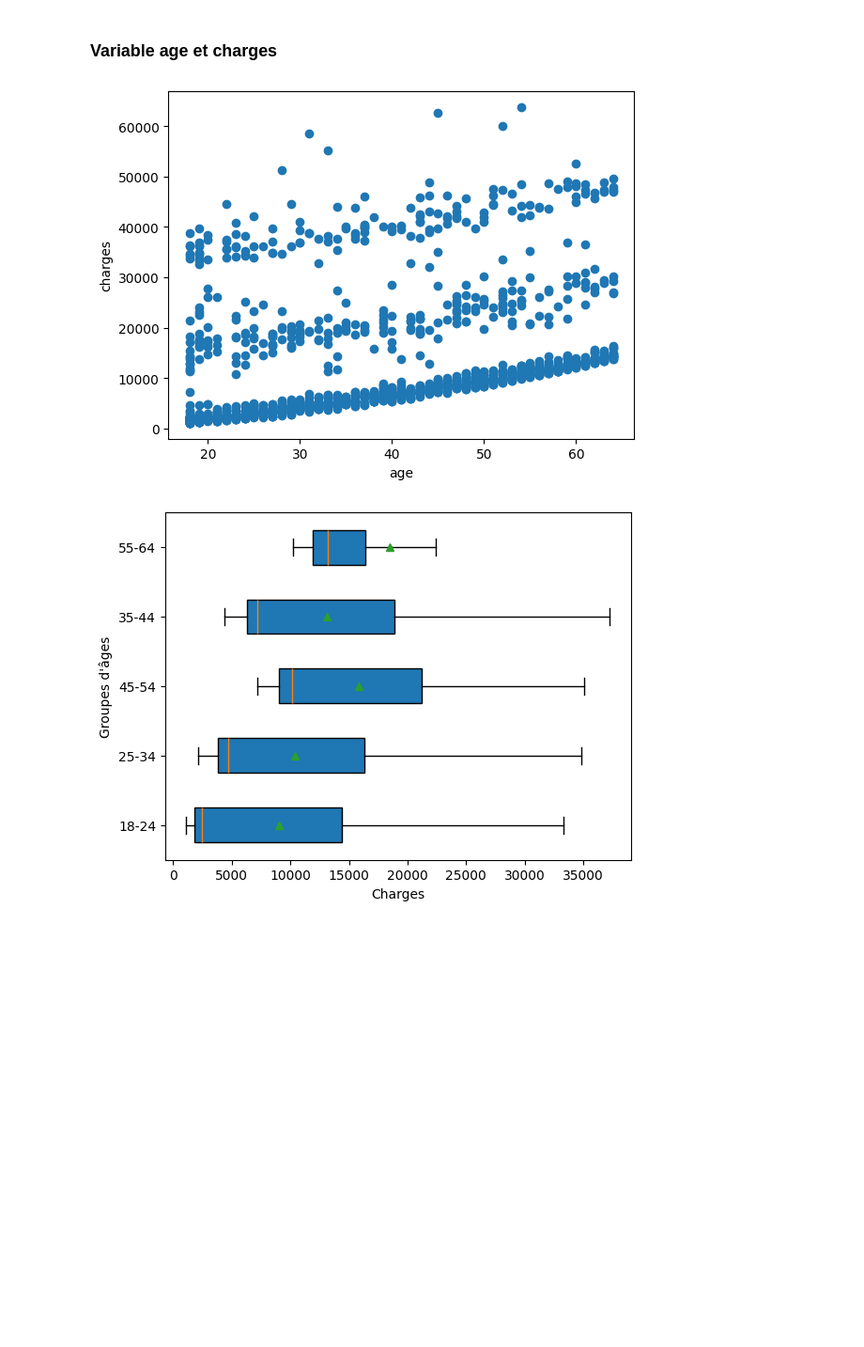
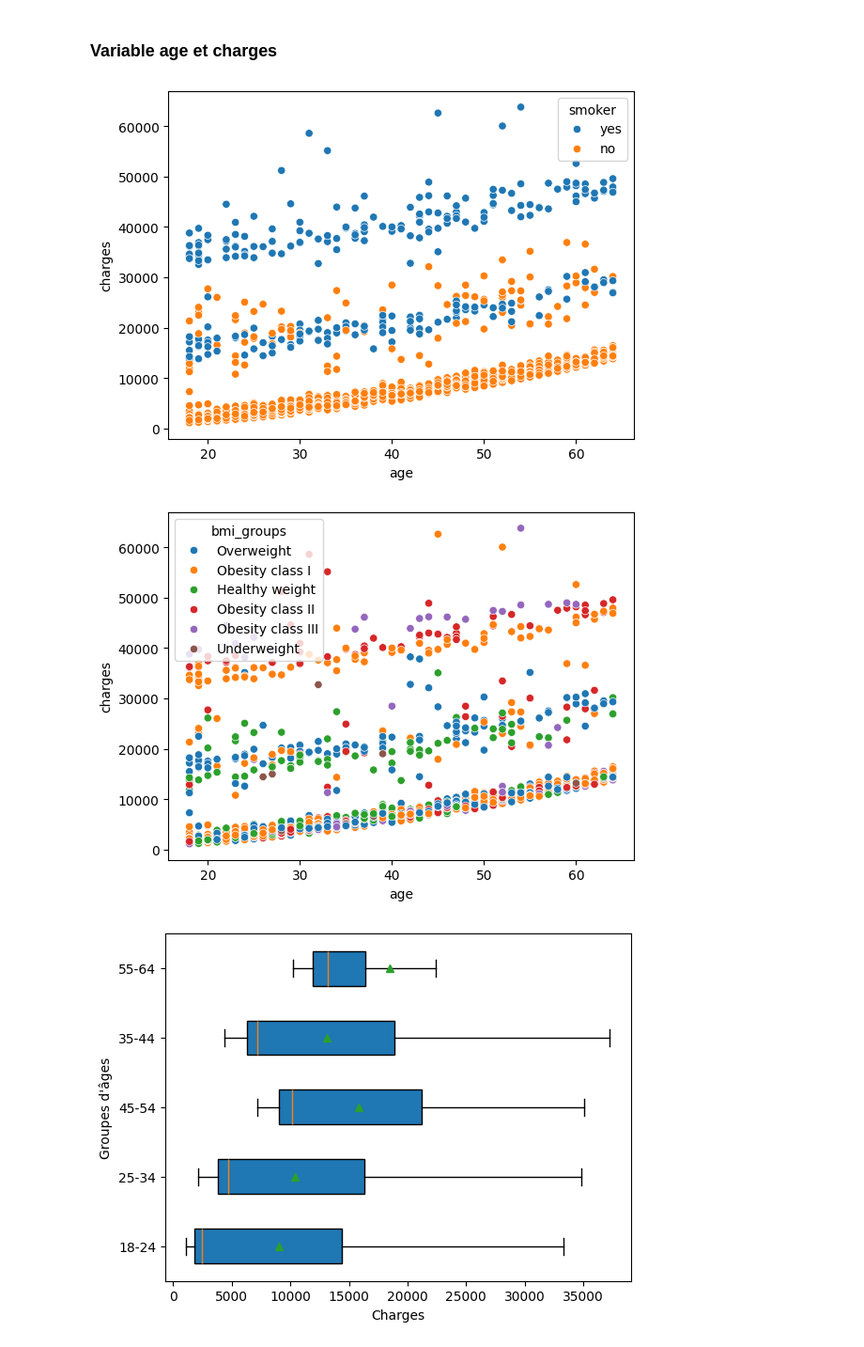
Before and after one commit to Jakimpact/prime-assurance-ia, a Jupyter notebook: analyse_q.ipynb, the cells around one changed output. Shown at 94% size. Saved outputs shown, nothing was run; the diff lists cells and outputs as text; code cells hidden in the pictures; blank space fills up the shorter version.

```diff
--- a/analyse_q.ipynb
+++ b/analyse_q.ipynb
@@ -234,13 +244,14 @@ data.corr(method="pearson", numeric_only="True")
 | charges | 0.298308 | 0.198401 | 0.067389 | 1.000000 |
 # %% [markdown]
 ### Variable age et charges
-# %%
-plt.plot(data["age"], data["charges"], 'o')
-plt.xlabel("age")
-plt.ylabel("charges")
-plt.show()
-# %% [output]
-[figure, removed]
+# %%
+sns.scatterplot(x=data["age"], y=data["charges"], hue=data["smoker"])
+plt.show()
+sns.scatterplot(x=data["age"], y=data["charges"], hue=data["bmi_groups"])
+plt.show()
+# %% [output]
+[figure, added]
+[figure, added]
 # %%
 X = "age_range"
 Y = "charges"
```
Also changed, not shown: parts of 12 cells of this notebook, 4 other files.
